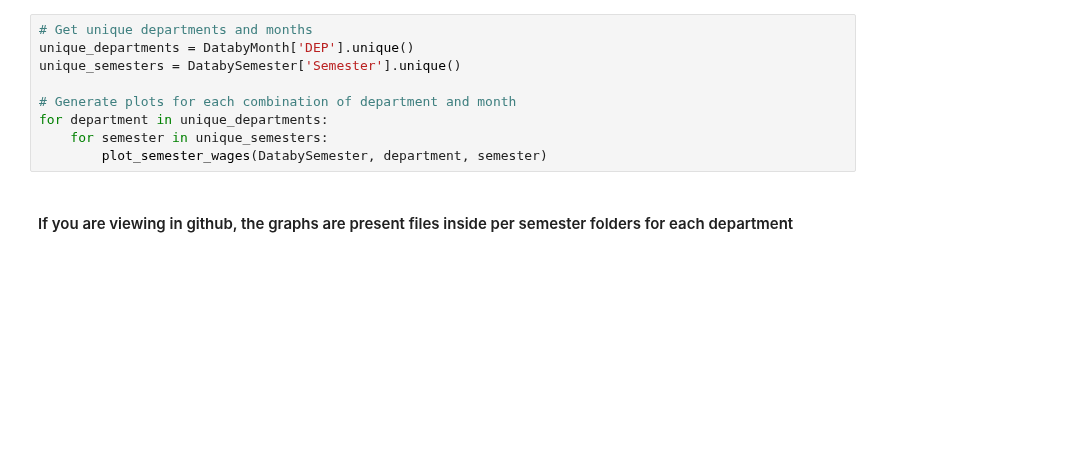
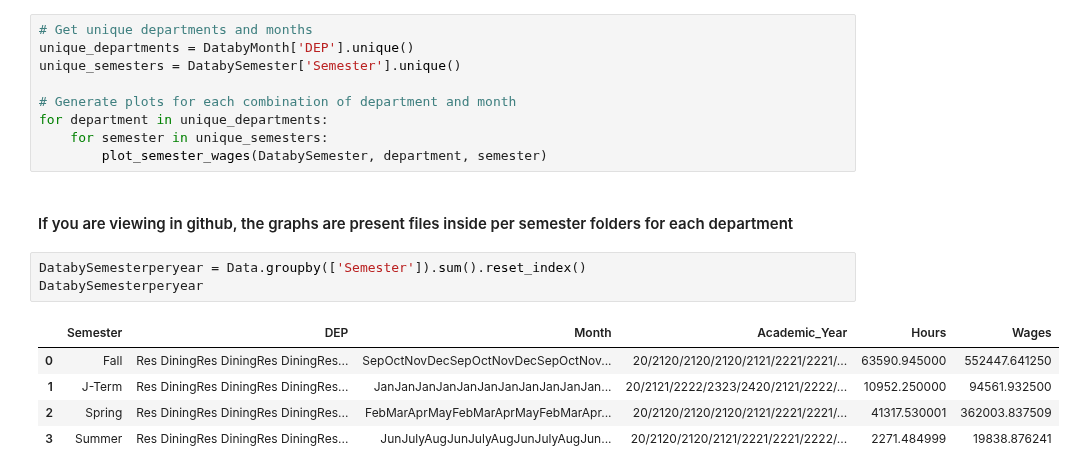
Before and after one commit to warrmu01/Hours-Analysis, a Jupyter notebook: DailyHours.ipynb, the cells around one changed output. Cells and saved outputs as stored; diff of their text form; blank space fills up the shorter version.

Commit message:
added new code for semester breakdown for all 4 years

```diff
--- a/DailyHours.ipynb
+++ b/DailyHours.ipynb
@@ -276,3 +276,12 @@ for department in unique_departments:
         plot_semester_wages(DatabySemester, department, semester)
 # %% [markdown]
 #### If you are viewing in github, the graphs are present files inside per semester folders for each department
+# %%
+DatabySemesterperyear = Data.groupby(['Semester']).sum().reset_index()
+DatabySemesterperyear
+# %% [output]
+|  | Semester | DEP | Month | Academic_Year | Hours | Wages |
+| 0 | Fall | Res DiningRes DiningRes DiningRes... | SepOctNovDecSepOctNovDecSepOctNov... | 20/2120/2120/2120/2121/2221/2221/... | 63590.945000 | 552447.641250 |
+| 1 | J-Term | Res DiningRes DiningRes DiningRes... | JanJanJanJanJanJanJanJanJanJanJan... | 20/2121/2222/2323/2420/2121/2222/... | 10952.250000 | 94561.932500 |
+| 2 | Spring | Res DiningRes DiningRes DiningRes... | FebMarAprMayFebMarAprMayFebMarApr... | 20/2120/2120/2120/2121/2221/2221/... | 41317.530001 | 362003.837509 |
+| 3 | Summer | Res DiningRes DiningRes DiningRes... | JunJulyAugJunJulyAugJunJulyAugJun... | 20/2120/2120/2121/2221/2221/2222/... | 2271.484999 | 19838.876241 |
```
Also changed, not shown: parts of 3 cells of this notebook, 1 other file.
